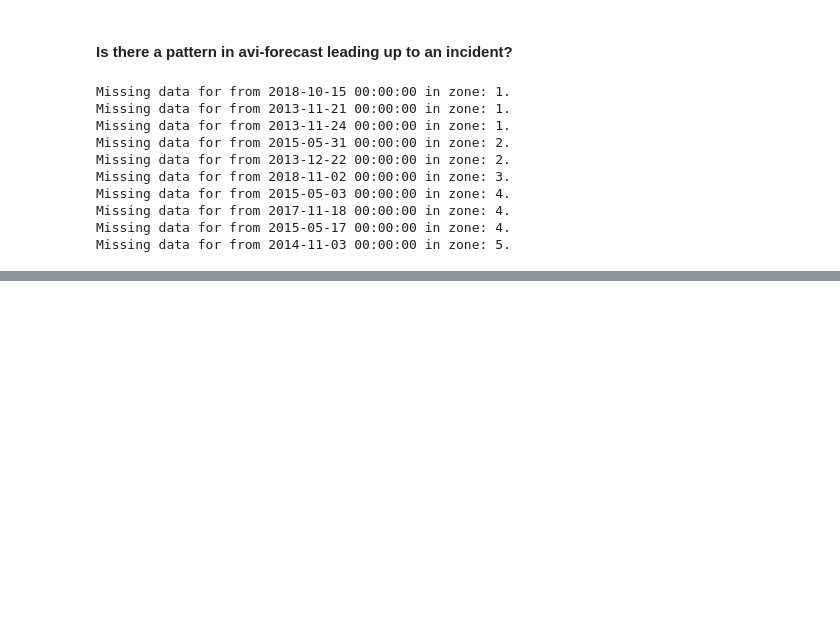
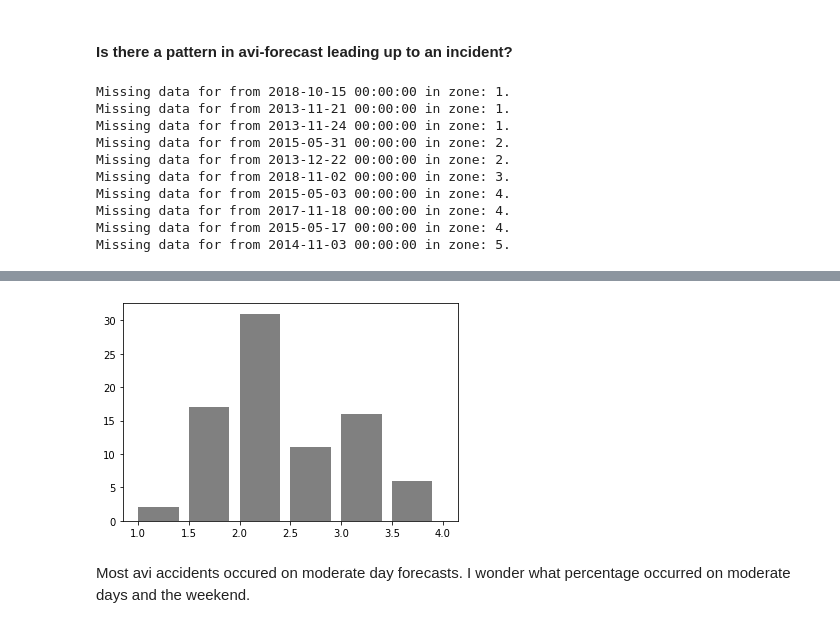
Before and after one commit to omarchaarawi/avi-data, a Jupyter notebook: avi_scraper.ipynb, the cells around one changed output, grey strips where cells are left out. Cells and saved outputs as stored; diff of their text form; code cells hidden in the pictures; blank space fills up the shorter version.

```diff
--- a/avi_scraper.ipynb
+++ b/avi_scraper.ipynb
@@ -297,0 +296,16 @@ test
+# %%
+# Remove rows where forecast data is missing
+dfAviDanger = test
+dropIndex = dfAviDanger.index[dfAviDanger["d_below"] == -1]
+dfAviDanger = dfAviDanger.drop(dropIndex)
+avg_danger = []
+for x in dfAviDanger.index:
+    avg = (dfAviDanger["d_below"][x] + dfAviDanger["d_near"][x] + dfAviDanger["d_above"][x]) / 3
+    avg_danger.append(np.round(avg, decimals = 1))
+dfAviDanger["avg_danger_day_of"] = avg_danger
+# %%
+_ = plt.hist(dfAviDanger["avg_danger_day_of"], color = "grey", bins = [1,1.5,2,2.5,3,3.5,4], width = 0.4)
+# %% [output]
+[figure, added]
+# %% [markdown]
+Most avi accidents occured on moderate day forecasts. I wonder what percentage occurred on moderate days and the weekend.
```
Also changed, not shown: parts of 3 cells of this notebook, 27 other files.
